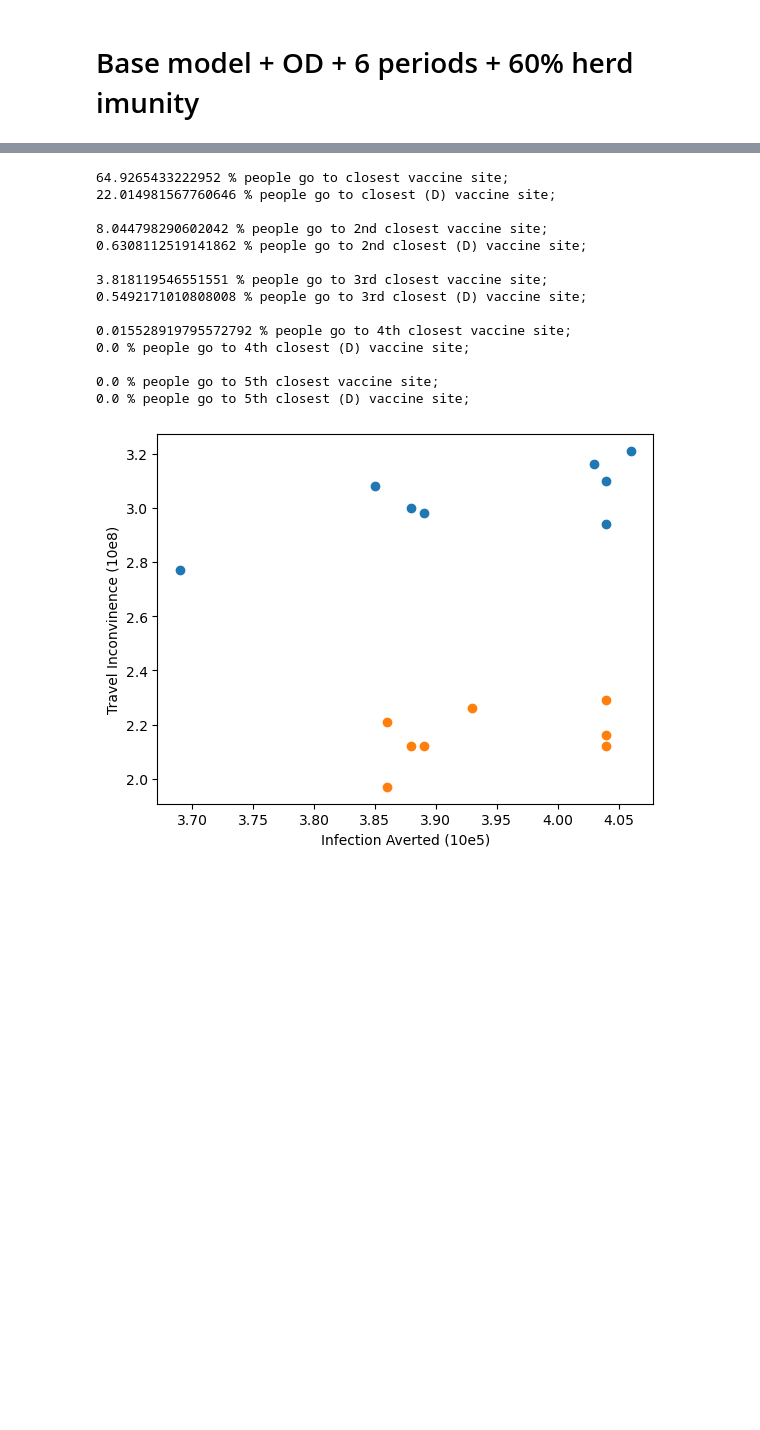
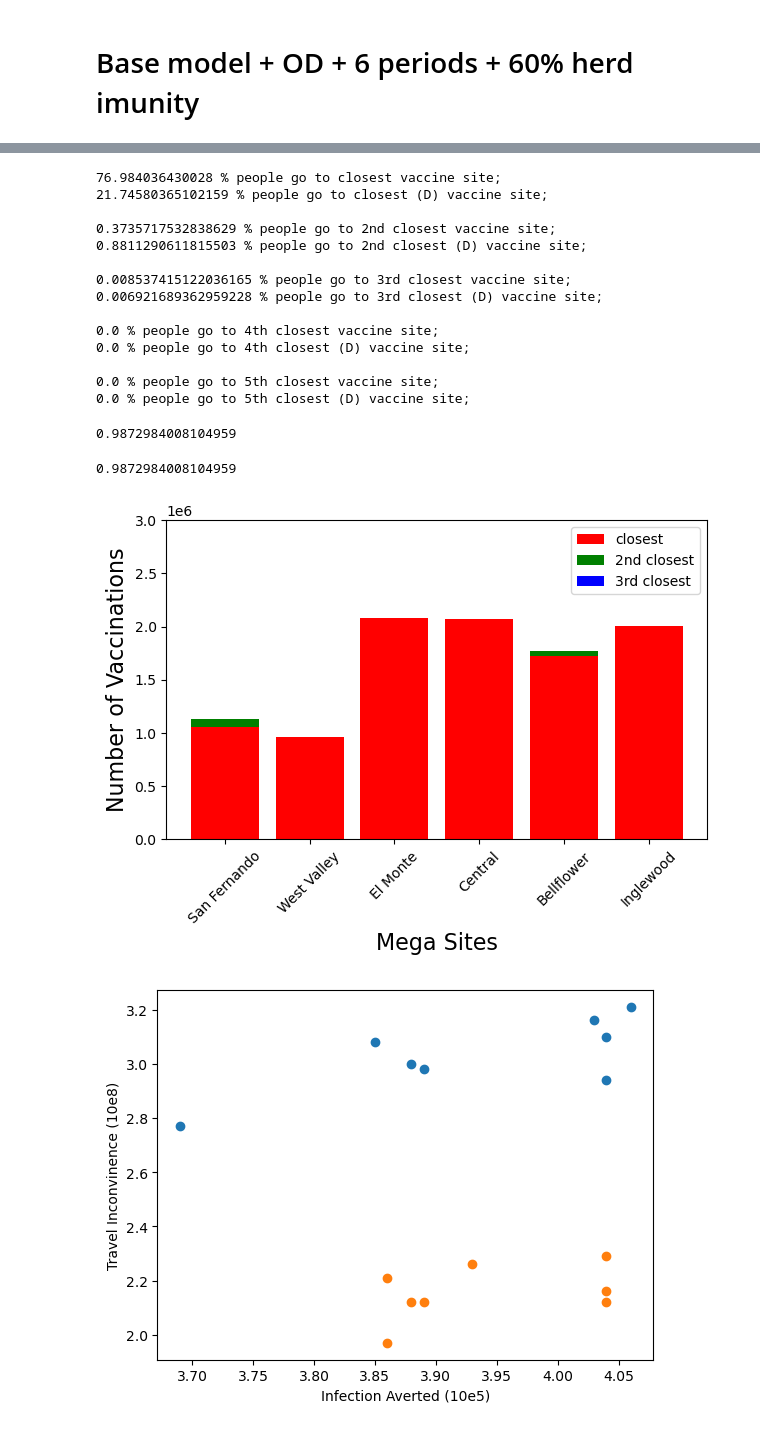
Before and after one commit to suyanpengzhang/Vaccination-Allocation, a Jupyter notebook: Resource Allocation Results Analysis-OD, herd immunity.ipynb, the cells around one changed output, grey strips where cells are left out. Saved outputs shown, nothing was run; the diff lists cells and outputs as text; code cells hidden in the pictures; blank space fills up the shorter version.

```diff
--- a/Resource Allocation Results Analysis-OD, herd immunity.ipynb
+++ b/Resource Allocation Results Analysis-OD, herd immunity.ipynb
@@ -172,0 +163,9 @@ score
+# %%
+xx = Herd10000_herd-Herd500_herd
+for t in range(6):
+    print('time,',t)
+    for x in range(26):
+        if xx[t,x]<0.0001:
+            print('Delayed',districts[x],'Herd obj',HL[x])
+        elif xx[t,x]>0.0001:
+            print('Prioritized',districts[x],'Herd obj',HL[x])
@@ -252,6 +291,11 @@ for site in list(districts.keys()):
     index4 = sorted_indices[4]
     index5 = sorted_indices[5]
     percentage = 100*np.sum(flow_matrix[site,index1,:])/np.sum(flow_matrix[site])
+    values[0,sites_map[index1]] += np.sum(flow_matrix[site,index1,:])
+    values[1,sites_map[index2]] += np.sum(flow_matrix[site,index2,:])
+    values[2,sites_map[index3]] += np.sum(flow_matrix[site,index3,:])
+    values[3,sites_map[index4]] += np.sum(flow_matrix[site,index4,:])
+    values[4,sites_map[index5]] += np.sum(flow_matrix[site,index5,:])
     percentage2 = 100*np.sum(flow_matrix[site,index2,:])/np.sum(flow_matrix[site])
     percentage3 = 100*np.sum(flow_matrix[site,index3,:])/np.sum(flow_matrix[site])
     first += np.sum(flow_matrix[site,index1,:])
@@ -323,7 +367,12 @@ for site in list(districts.keys()):
             first_odo += np.sum(flow_matrix_od[site,site2,index1])
         else:
             first_odd += np.sum(flow_matrix_od[site,site2,index1])
-        if index2 in sites:
+        if index2 == site2:
+            values[0,sites_map[index1]] += np.sum(flow_matrix_od[site,site2,index1])
+            values[0,sites_map[index2]] += np.sum(flow_matrix_od[site,site2,index2])
+            values[1,sites_map[index3]] += np.sum(flow_matrix_od[site,site2,index3])
+            values[2,sites_map[index4]] += np.sum(flow_matrix_od[site,site2,index4])
+            values[3,sites_map[index5]] += np.sum(flow_matrix_od[site,site2,index5])
             first_od += np.sum(flow_matrix_od[site,site2,index2])
             if c_m_v[site,index2]<c_m_v[site2,index2]:
                 first_odo += np.sum(flow_matrix_od[site,site2,index2])
@@ -345,6 +394,11 @@ for site in list(districts.keys()):
             else:
                 fourth_odd += np.sum(flow_matrix_od[site,site2,index5])
         else:
+            values[0,sites_map[index1]] += np.sum(flow_matrix_od[site,site2,index1])
+            values[1,sites_map[index2]] += np.sum(flow_matrix_od[site,site2,index2])
+            values[2,sites_map[index3]] += np.sum(flow_matrix_od[site,site2,index3])
+            values[3,sites_map[index4]] += np.sum(flow_matrix_od[site,site2,index4])
+            values[4,sites_map[index5]] += np.sum(flow_matrix_od[site,site2,index5])
             second_od += np.sum(flow_matrix_od[site,site2,index2])
             if c_m_v[site,index2]<c_m_v[site2,index2]:
                 second_odo += np.sum(flow_matrix_od[site,site2,index2])
@@ -390,21 +444,47 @@ print(100*(fourth+fourth_odo)/sum(total_pop),'% people go to 4th closest vaccine
 print(100*(fourth_odd)/sum(total_pop),'% people go to 4th closest (D) vaccine site;\n')
 print(100*(fifth+fifth_odo)/sum(total_pop),'% people go to 5th closest vaccine site;')
 print(100*(fifth_odd)/sum(total_pop),'% people go to 5th closest (D) vaccine site;\n')
+(first+first_odo+first_odd)/sum(total_pop)
 # %% [output]
-64.9265433222952 % people go to closest vaccine site;
-22.014981567760646 % people go to closest (D) vaccine site;
+76.984036430028 % people go to closest vaccine site;
+21.74580365102159 % people go to closest (D) vaccine site;
 
-8.044798290602042 % people go to 2nd closest vaccine site;
-0.6308112519141862 % people go to 2nd closest (D) vaccine site;
+0.3735717532838629 % people go to 2nd closest vaccine site;
+0.8811290611815503 % people go to 2nd closest (D) vaccine site;
 
-3.818119546551551 % people go to 3rd closest vaccine site;
-0.5492171010808008 % people go to 3rd closest (D) vaccine site;
+0.008537415122036165 % people go to 3rd closest vaccine site;
+0.006921689362959228 % people go to 3rd closest (D) vaccine site;
 
-0.015528919795572792 % people go to 4th closest vaccine site;
+0.0 % people go to 4th closest vaccine site;
 0.0 % people go to 4th closest (D) vaccine site;
 
 0.0 % people go to 5th closest vaccine site;
 0.0 % people go to 5th closest (D) vaccine site;
+0.9872984008104959
+# %%
+sum(values[0])/np.sum(values)
+# %% [output]
+0.9872984008104959
+# %%
+## plt.figure(figsize=(8, 6), dpi=300)  # Set figure size and DPI for high resolution
+
+
+plt.bar(categories, values[0], color='red')
+plt.bar(categories, values[1], bottom=values[0], color='green')
+plt.bar(categories, values[2], bottom=values[1]+values[0], color='blue')
+
+
+plt.xlabel('Mega Sites',fontsize=16)
+plt.ylabel('Number of Vaccinations',fontsize=16)
+#plt.title('Bar Plot Example')
+
+plt.xticks(rotation=45)  # Rotate the x-axis labels if needed
+plt.tight_layout()  # Adjust layout to prevent label clipping
+plt.ylim(-1, 3000000)
+plt.legend(['closest', '2nd closest', '3rd closest'])
+plt.savefig('bar_plot.png', dpi=300, bbox_inches='tight')  # Save as a high-resolution image
+# %% [output]
+[figure, added]
 # %%
 ia = np.array([3.69,3.86,4.03,3.93,4.06,4.04,4.04,4.04,3.89,3.88,4.04,4.04,3.88,3.89,3.85,3.86])
 ti = np.array([2.77,1.97,3.16,2.26,3.21,2.29,2.94,2.12,2.98,2.12,3.1,2.16,3,2.12,3.08,2.21])
```
Also changed, not shown: parts of 19 cells of this notebook, 27 other files.
